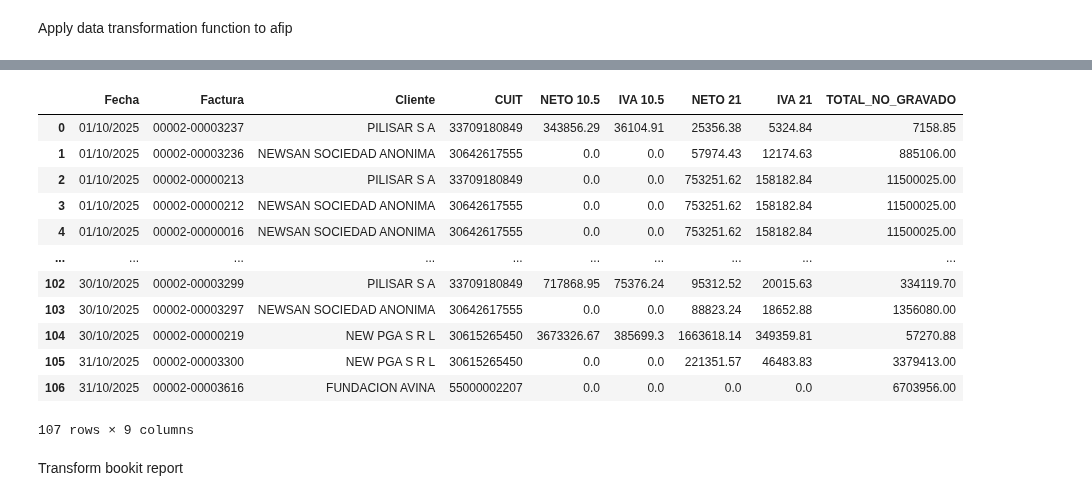
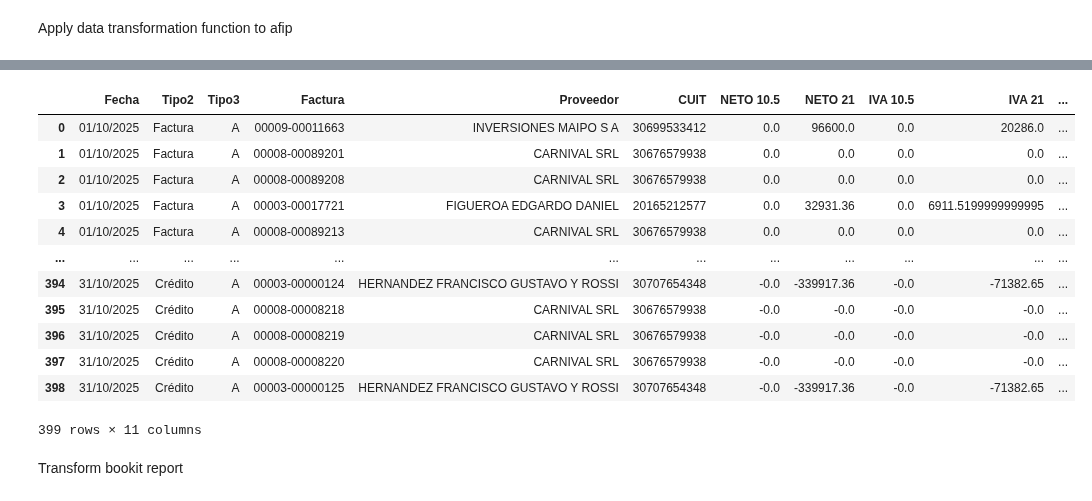
Before and after one commit to FEFO2/AFIP-nuevo, a Jupyter notebook: src/2.Data_transformation.ipynb, the cells around one changed output, grey strips where cells are left out. Cells and saved outputs as stored; diff of their text form; code cells hidden in the pictures.

```diff
--- a/src/2.Data_transformation.ipynb
+++ b/src/2.Data_transformation.ipynb
@@ -106,10 +106,10 @@ clean_data
 # %% [markdown]
 Apply data transformation function to afip
 # %%
-from data_transformation import transform_inbound_invoices
-from data_transformation import transform_outbound_invoices
+from afip_data_transformation import transform_afip_inbound_invoices
+from afip_data_transformation import transform_afip_outbound_invoices
 
 data_inbound = pd.read_excel('../downloads/recibidos_octubre.xlsx', header=0, skiprows=1)
 data_outbound = pd.read_excel('../downloads/emitidos_octubre.xlsx', header=0, skiprows=1)
 
-df = transform_inbound_invoices(data = data_inbound)
+afip_inbound_invoices = transform_afip_inbound_invoices(data = data_inbound)
@@ -132,21 +116,19 @@ df
-# %%
-df_2 = transform_outbound_invoices(data = data_outbound)
-
-df_2
-# %% [output]
-|  | Fecha | Factura | Cliente | CUIT | NETO 10.5 | IVA 10.5 | NETO 21 | IVA 21 | TOTAL_NO_GRAVADO |
-| 0 | 01/10/2025 | 00002-00003237 | PILISAR S A | 33709180849 | 343856.29 | 36104.91 | 25356.38 | 5324.84 | 7158.85 |
-| 1 | 01/10/2025 | 00002-00003236 | NEWSAN SOCIEDAD ANONIMA | 30642617555 | 0.0 | 0.0 | 57974.43 | 12174.63 | 885106.00 |
-| 2 | 01/10/2025 | 00002-00000213 | PILISAR S A | 33709180849 | 0.0 | 0.0 | 753251.62 | 158182.84 | 11500025.00 |
-| 3 | 01/10/2025 | 00002-00000212 | NEWSAN SOCIEDAD ANONIMA | 30642617555 | 0.0 | 0.0 | 753251.62 | 158182.84 | 11500025.00 |
-| 4 | 01/10/2025 | 00002-00000016 | NEWSAN SOCIEDAD ANONIMA | 30642617555 | 0.0 | 0.0 | 753251.62 | 158182.84 | 11500025.00 |
-| ... | ... | ... | ... | ... | ... | ... | ... | ... | ... |
-| 102 | 30/10/2025 | 00002-00003299 | PILISAR S A | 33709180849 | 717868.95 | 75376.24 | 95312.52 | 20015.63 | 334119.70 |
-| 103 | 30/10/2025 | 00002-00003297 | NEWSAN SOCIEDAD ANONIMA | 30642617555 | 0.0 | 0.0 | 88823.24 | 18652.88 | 1356080.00 |
-| 104 | 30/10/2025 | 00002-00000219 | NEW PGA S R L | 30615265450 | 3673326.67 | 385699.3 | 1663618.14 | 349359.81 | 57270.88 |
-| 105 | 31/10/2025 | 00002-00003300 | NEW PGA S R L | 30615265450 | 0.0 | 0.0 | 221351.57 | 46483.83 | 3379413.00 |
-| 106 | 31/10/2025 | 00002-00003616 | FUNDACION AVINA | 55000002207 | 0.0 | 0.0 | 0.0 | 0.0 | 6703956.00 |
-107 rows × 9 columns
+# %%
+afip_inbound_invoices
+# %% [output]
+|  | Fecha | Tipo2 | Tipo3 | Factura | Proveedor | CUIT | NETO 10.5 | NETO 21 | IVA 10.5 | IVA 21 | ... |
+| 0 | 01/10/2025 | Factura | A | 00009-00011663 | INVERSIONES MAIPO S A | 30699533412 | 0.0 | 96600.0 | 0.0 | 20286.0 | ... |
+| 1 | 01/10/2025 | Factura | A | 00008-00089201 | CARNIVAL SRL | 30676579938 | 0.0 | 0.0 | 0.0 | 0.0 | ... |
+| 2 | 01/10/2025 | Factura | A | 00008-00089208 | CARNIVAL SRL | 30676579938 | 0.0 | 0.0 | 0.0 | 0.0 | ... |
+| 3 | 01/10/2025 | Factura | A | 00003-00017721 | FIGUEROA EDGARDO DANIEL | 20165212577 | 0.0 | 32931.36 | 0.0 | 6911.5199999999995 | ... |
+| 4 | 01/10/2025 | Factura | A | 00008-00089213 | CARNIVAL SRL | 30676579938 | 0.0 | 0.0 | 0.0 | 0.0 | ... |
+| ... | ... | ... | ... | ... | ... | ... | ... | ... | ... | ... | ... |
+| 394 | 31/10/2025 | Crédito | A | 00003-00000124 | HERNANDEZ FRANCISCO GUSTAVO Y ROSSI | 30707654348 | -0.0 | -339917.36 | -0.0 | -71382.65 | ... |
+| 395 | 31/10/2025 | Crédito | A | 00008-00008218 | CARNIVAL SRL | 30676579938 | -0.0 | -0.0 | -0.0 | -0.0 | ... |
+| 396 | 31/10/2025 | Crédito | A | 00008-00008219 | CARNIVAL SRL | 30676579938 | -0.0 | -0.0 | -0.0 | -0.0 | ... |
+| 397 | 31/10/2025 | Crédito | A | 00008-00008220 | CARNIVAL SRL | 30676579938 | -0.0 | -0.0 | -0.0 | -0.0 | ... |
+| 398 | 31/10/2025 | Crédito | A | 00003-00000125 | HERNANDEZ FRANCISCO GUSTAVO Y ROSSI | 30707654348 | -0.0 | -339917.36 | -0.0 | -71382.65 | ... |
+399 rows × 11 columns
 # %% [markdown]
 Transform bookit report
 # %% [markdown]
```
Also changed, not shown: parts of 14 cells of this notebook, 3 other files.
